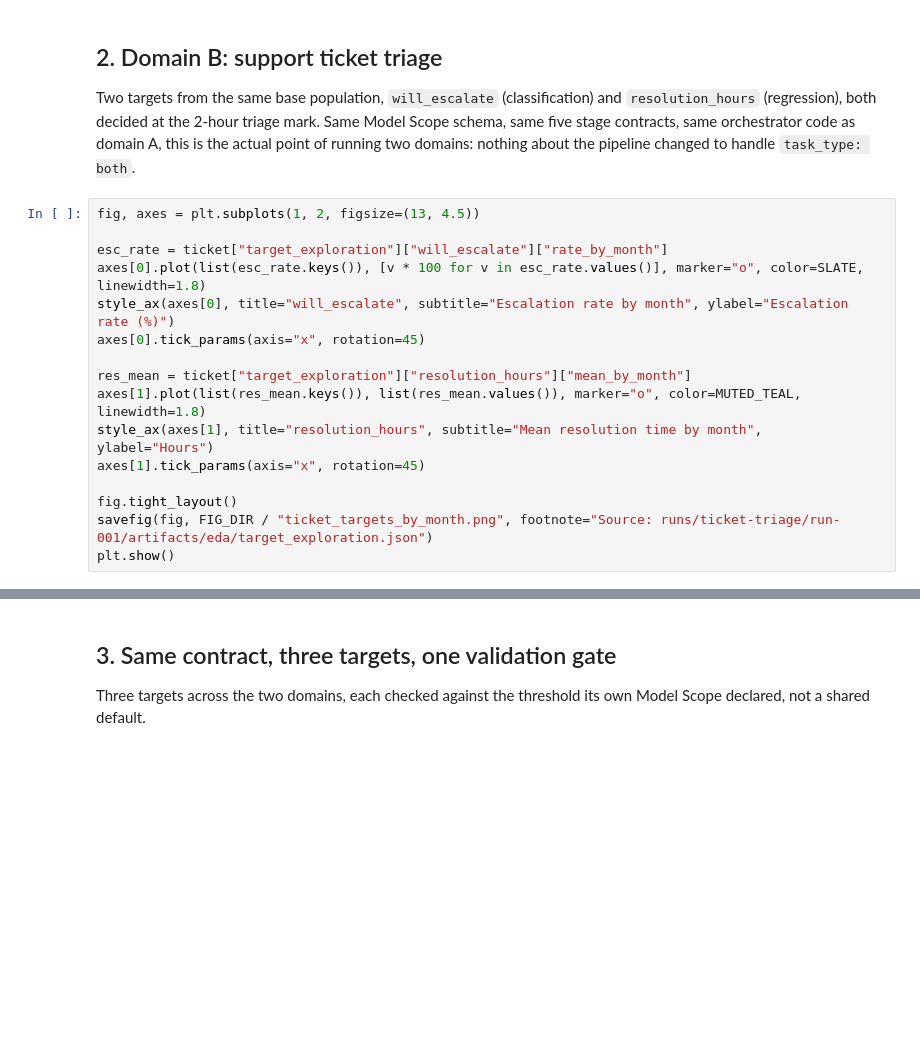
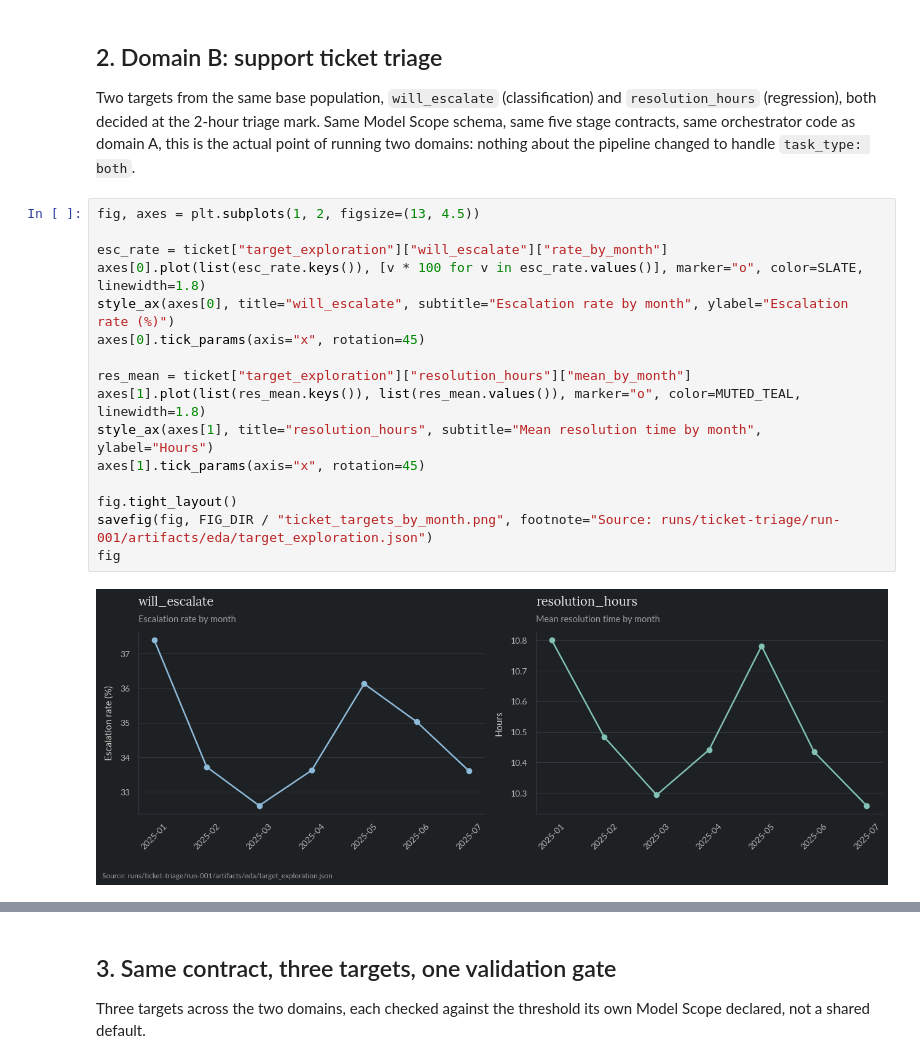
Before and after one commit to gus-morales/work-showcase, a Jupyter notebook: projects/09-ml-pipeline-contracts/notebooks/09_ml_pipeline_contracts.ipynb, the cells around one changed output, grey strips where cells are left out. Saved outputs shown, nothing was run; the diff lists cells and outputs as text; blank space fills up the shorter version.

```diff
--- a/projects/09-ml-pipeline-contracts/notebooks/09_ml_pipeline_contracts.ipynb
+++ b/projects/09-ml-pipeline-contracts/notebooks/09_ml_pipeline_contracts.ipynb
@@ -101,19 +107,21 @@ the actual point of running two domains: nothing about the pipeline changed to h
 # %%
 fig, axes = plt.subplots(1, 2, figsize=(13, 4.5))
 
 esc_rate = ticket["target_exploration"]["will_escalate"]["rate_by_month"]
 axes[0].plot(list(esc_rate.keys()), [v * 100 for v in esc_rate.values()], marker="o", color=SLATE, linewidth=1.8)
 style_ax(axes[0], title="will_escalate", subtitle="Escalation rate by month", ylabel="Escalation rate (%)")
 axes[0].tick_params(axis="x", rotation=45)
 
 res_mean = ticket["target_exploration"]["resolution_hours"]["mean_by_month"]
 axes[1].plot(list(res_mean.keys()), list(res_mean.values()), marker="o", color=MUTED_TEAL, linewidth=1.8)
 style_ax(axes[1], title="resolution_hours", subtitle="Mean resolution time by month", ylabel="Hours")
 axes[1].tick_params(axis="x", rotation=45)
 
 fig.tight_layout()
 savefig(fig, FIG_DIR / "ticket_targets_by_month.png", footnote="Source: runs/ticket-triage/run-001/artifacts/eda/target_exploration.json")
-plt.show()
+fig
+# %% [output]
+[figure, added]
 # %%
 fig, axes = plt.subplots(1, 2, figsize=(13, 4.5))
 for ax, target, color in zip(axes, ["will_escalate", "resolution_hours"], [MUTED_TEAL, MUTED_AMBER]):
```
Also changed, not shown: parts of 6 cells of this notebook, 1 other file.
